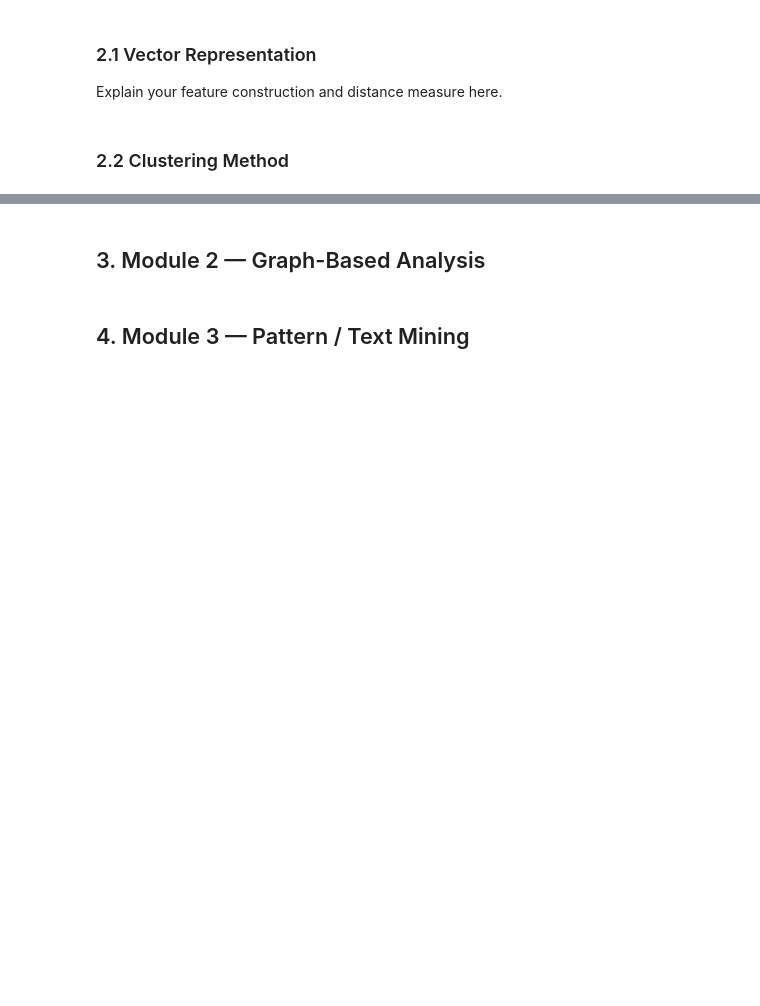
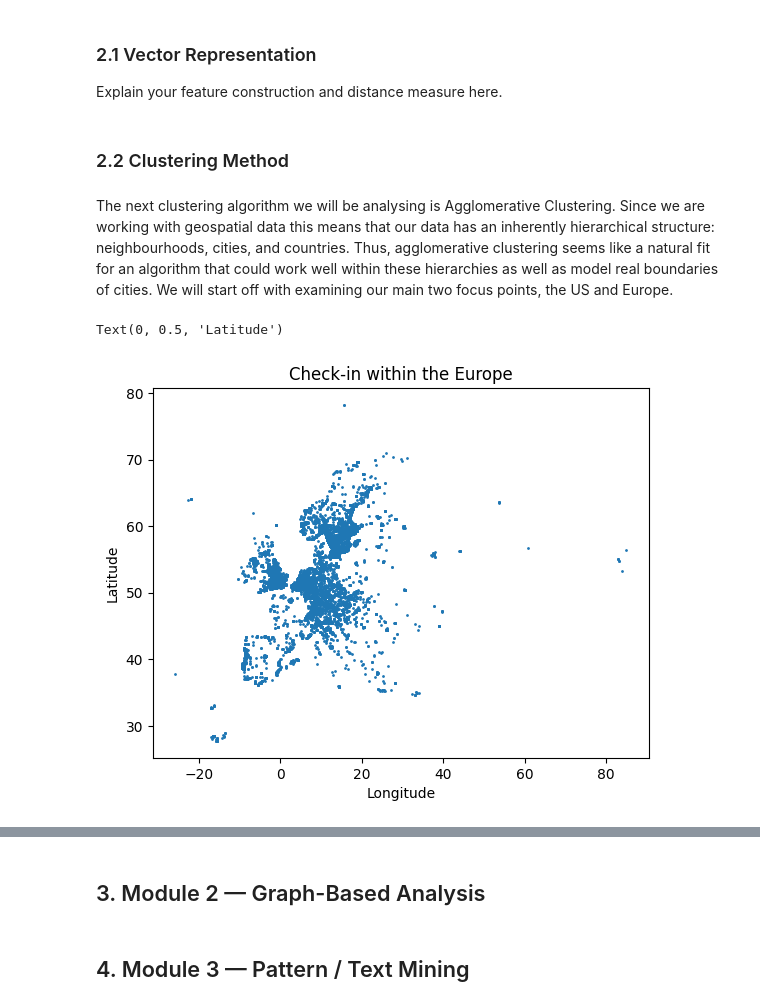
Before and after one commit to RusnacAM/Data-Mining, a Jupyter notebook: data_mining_project_report.ipynb, the cells around one changed output, grey strips where cells are left out. Saved outputs shown, nothing was run; the diff lists cells and outputs as text; code cells hidden in the pictures; blank space fills up the shorter version.

Commit message:
agglomerative clustering analysis

```diff
--- a/data_mining_project_report.ipynb
+++ b/data_mining_project_report.ipynb
@@ -321,0 +262,17 @@ labels = None
+# %% [markdown]
+The next clustering algorithm we will be analysing is Agglomerative Clustering. Since we are working with geospatial data this means that our data has an inherently hierarchical structure: neighbourhoods, cities, and countries. Thus, agglomerative clustering seems like a natural fit for an algorithm that could work well within these hierarchies as well as model real boundaries of cities. We will start off with examining our main two focus points, the US and Europe.
+# %%
+BASE_DIR = Path().resolve()
+file_path = BASE_DIR / "data" / "loc-gowalla-preproc.csv"
+df_cluster = pd.read_csv(file_path)
+# %%
+df_eu = df_cluster[df_cluster["continent"] == "Europe"].copy()
+df_eu_sample = df_eu.sample(50_000, random_state=42)
+
+plt.scatter(df_eu_sample["longitude"], df_eu_sample["latitude"], s=1)
+plt.title("Check-in within the Europe")
+plt.xlabel("Longitude")
+plt.ylabel("Latitude")
+# %% [output]
+Text(0, 0.5, 'Latitude')
+[figure, added]
```
Also changed, not shown: parts of 18 cells of this notebook.
